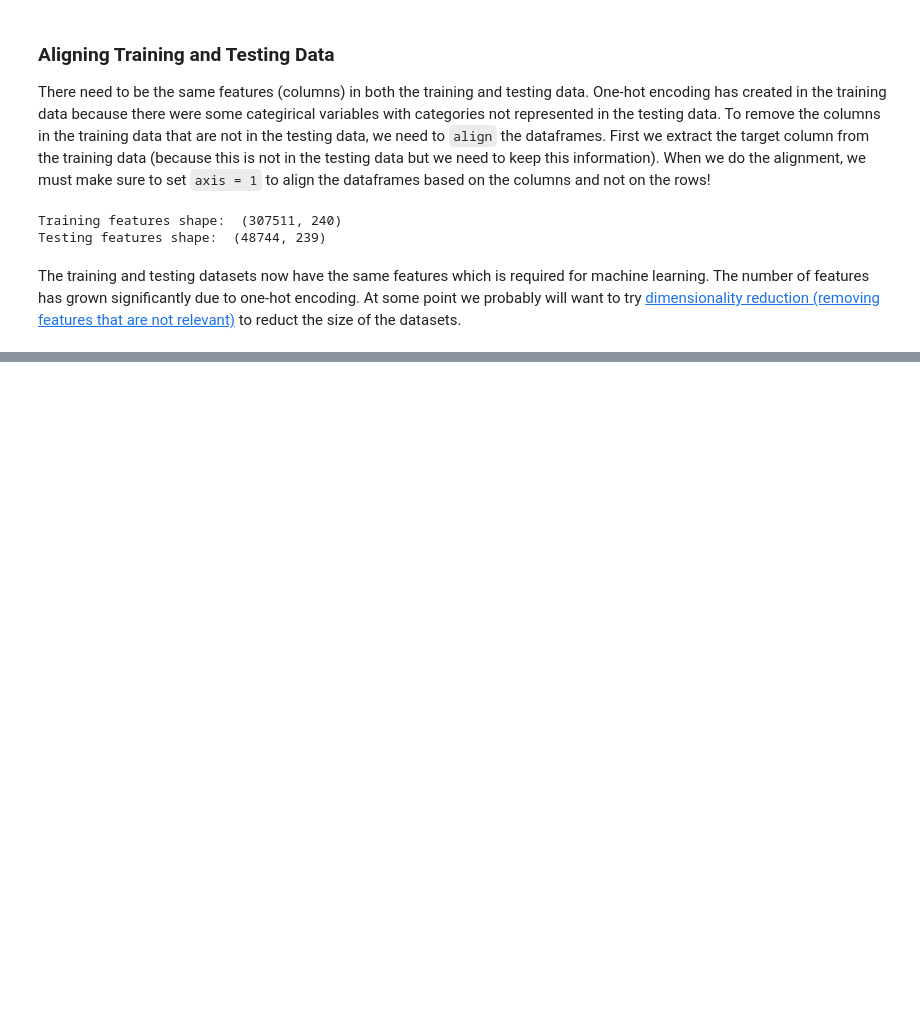
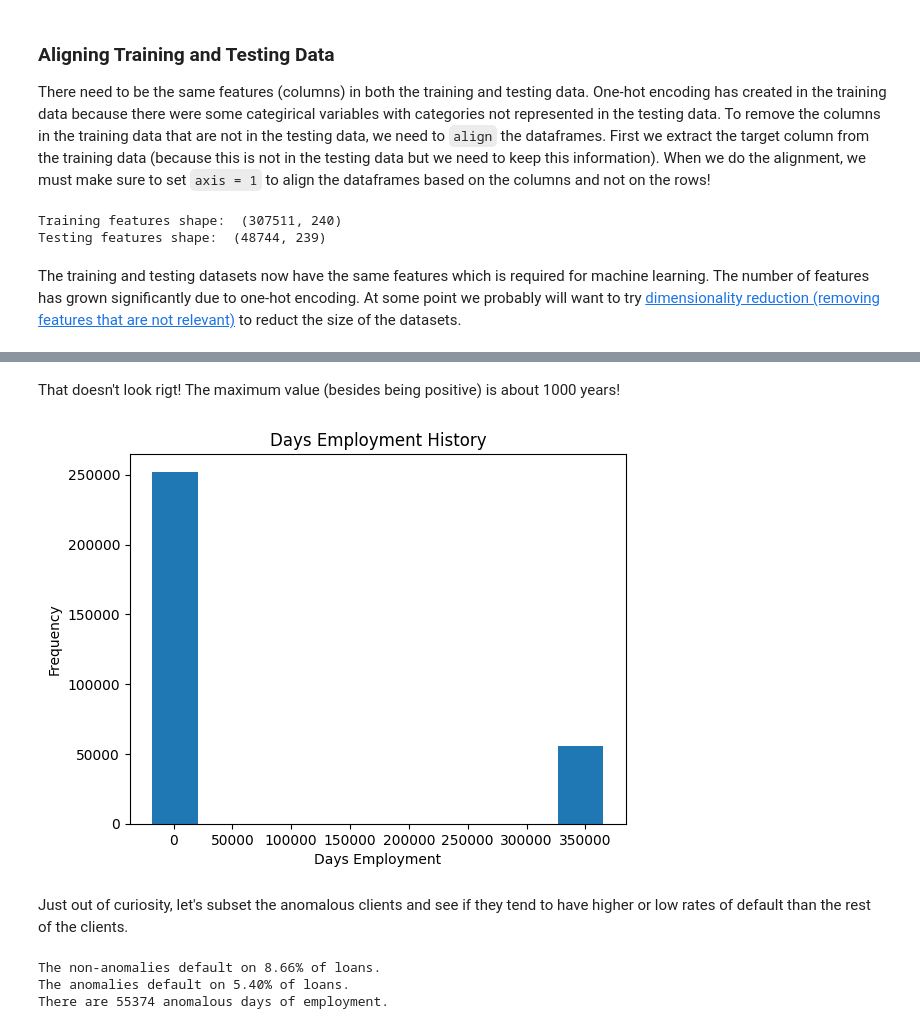
Before and after one commit to bhargav-borah/forked-practice-notebooks, a Jupyter notebook: start-here-a-gentle-introduction/home-credit-risk-1.ipynb, the cells around one changed output, grey strips where cells are left out. Cells and saved outputs as stored; diff of their text form; code cells hidden in the pictures; blank space fills up the shorter version.

```diff
--- a/start-here-a-gentle-introduction/home-credit-risk-1.ipynb
+++ b/start-here-a-gentle-introduction/home-credit-risk-1.ipynb
@@ -249,0 +282,20 @@ The training and testing datasets now have the same features which is required f
+# %% [markdown]
+That doesn't look rigt! The maximum value (besides being positive) is about 1000 years!
+# %%
+train_df['DAYS_EMPLOYED'].plot.hist(title='Days Employment History')
+plt.xlabel('Days Employment');
+# %% [output]
+[figure, added]
+# %% [markdown]
+Just out of curiosity, let's subset the anomalous clients and see if they tend to have higher or low rates of default than the rest of the clients.
+# %%
+anom = train_df[train_df['DAYS_EMPLOYED'] == 365243]
+non_anom = train_df[train_df['DAYS_EMPLOYED'] != 365243]
+
+print(f'The non-anomalies default on {non_anom["TARGET"].mean() * 100:.2f}% of loans.')
+print(f'The anomalies default on {anom["TARGET"].mean() * 100:.2f}% of loans.' )
+print(f'There are {len(anom)} anomalous days of employment.')
+# %% [output]
+The non-anomalies default on 8.66% of loans.
+The anomalies default on 5.40% of loans.
+There are 55374 anomalous days of employment.
```
Also changed, not shown: parts of 8 cells of this notebook.
